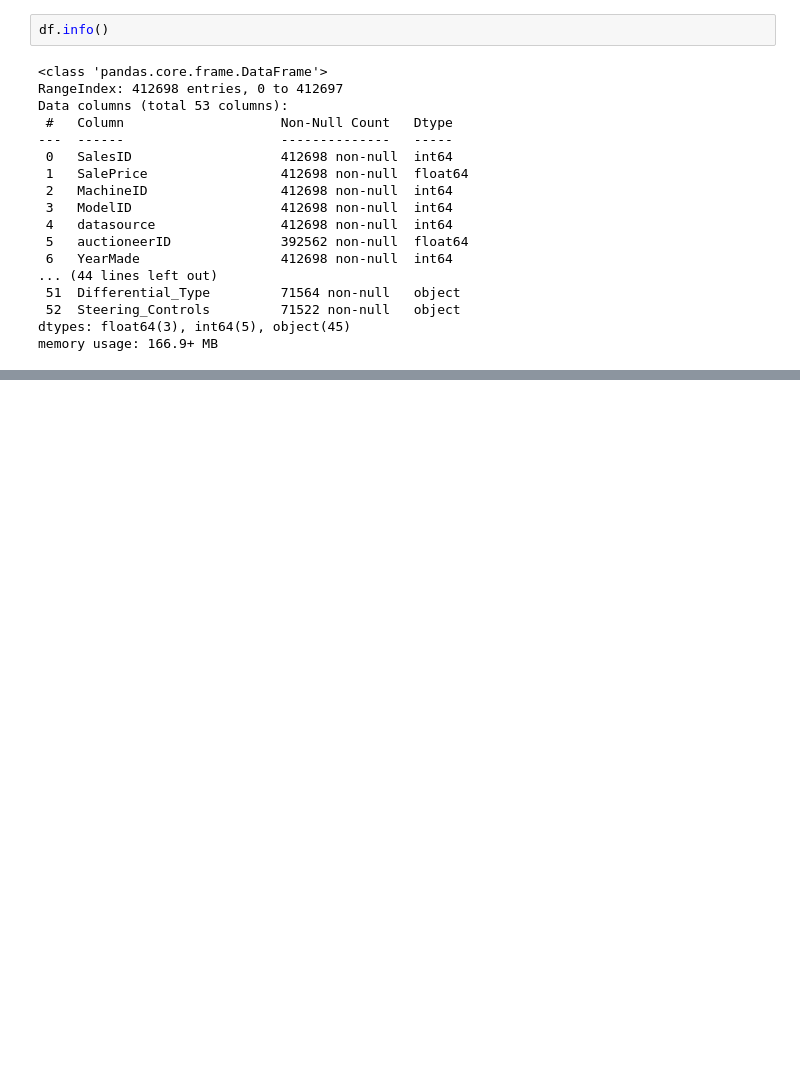
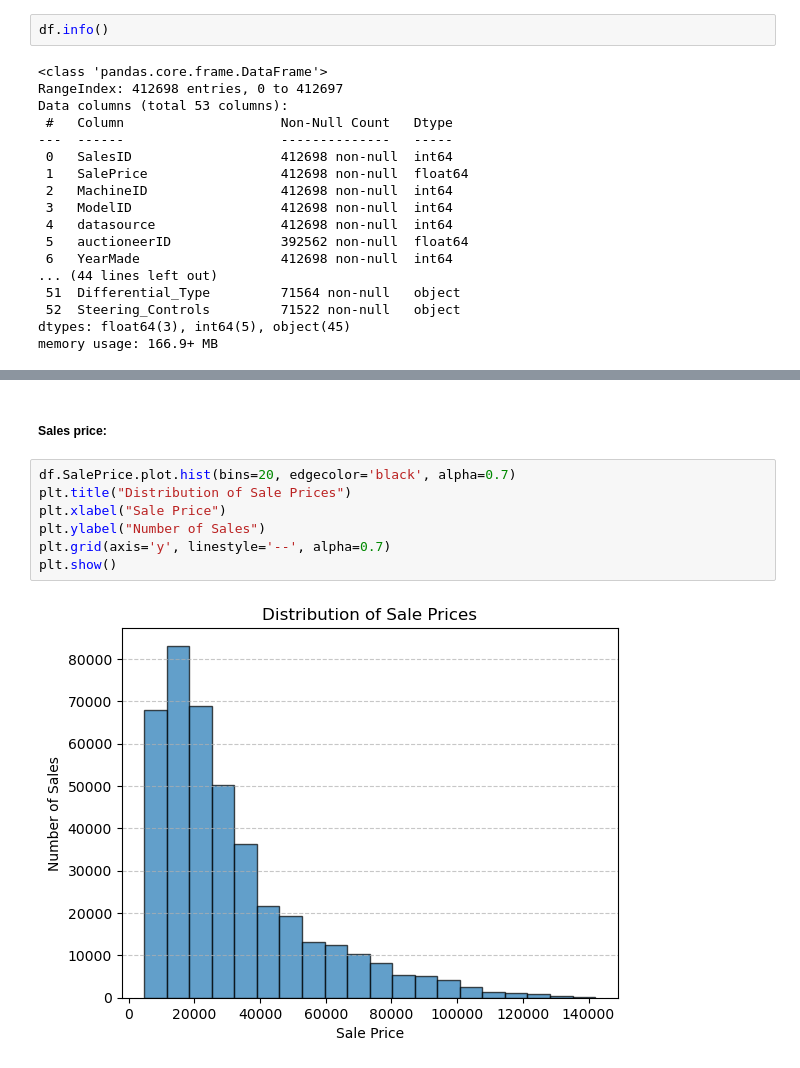
Before and after one commit to itamarshapira/Bulldozer-regression-notebook, a Jupyter notebook: Bulldozer-price-regression.ipynb, the cells around one changed output, grey strips where cells are left out. Cells and saved outputs as stored; diff of their text form; blank space fills up the shorter version.

```diff
--- a/Bulldozer-price-regression.ipynb
+++ b/Bulldozer-price-regression.ipynb
@@ -137,0 +160,11 @@ memory usage: 166.9+ MB
+# %% [markdown]
+##### Sales price:
+# %%
+df.SalePrice.plot.hist(bins=20, edgecolor='black', alpha=0.7)
+plt.title("Distribution of Sale Prices")
+plt.xlabel("Sale Price")
+plt.ylabel("Number of Sales")
+plt.grid(axis='y', linestyle='--', alpha=0.7)
+plt.show()
+# %% [output]
+[figure, added]
```
Also changed, not shown: parts of 6 cells of this notebook.
